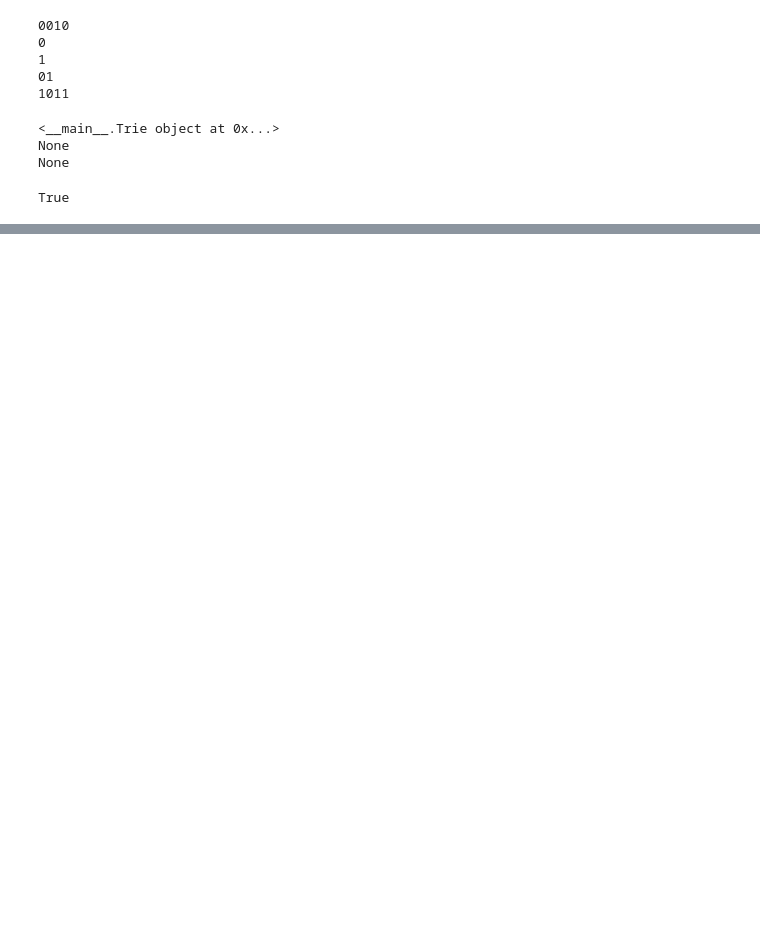
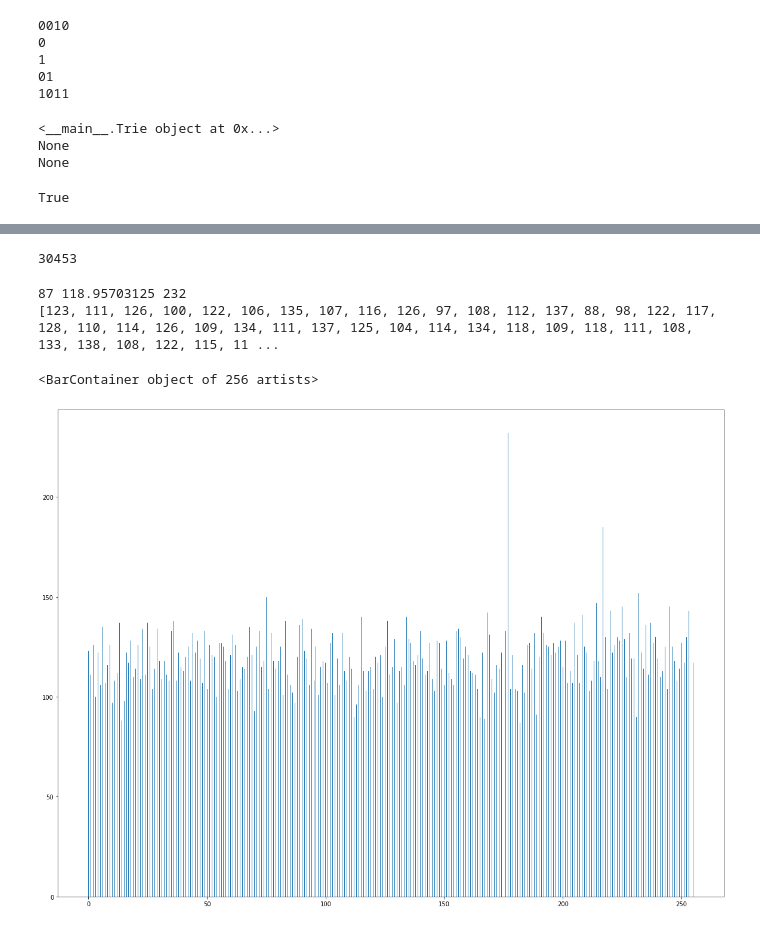
Before and after one commit to probe-lab/network-measurements, a Jupyter notebook: implementations/rfm19-routing-table-health/neighbors.ipynb, the cells around one changed output, grey strips where cells are left out. Drawn from its saved outputs; the diff is of its cells as text; code cells hidden in the pictures; blank space fills up the shorter version.

```diff
--- a/implementations/rfm19-routing-table-health/neighbors.ipynb
+++ b/implementations/rfm19-routing-table-health/neighbors.ipynb
@@ -700,0 +659,25 @@ Text(0.5, 1.0, 'CDF: how many peers do I know among the 20 closest to me')
+# %%
+levels=8
+density=[0]*2**levels
+# %%
+for i in range(2**levels):
+    path="{0:b}".format(i)
+    path='0'*(levels-len(path))+path
+    density[i]=t.find(path).size if t.find(path) is not None else 0
+# %%
+print(sum(density))
+# %% [output]
+30453
+# %%
+print(min(density),sum(density)/len(density),max(density))
+print(density)
+# %% [output]
+87 118.95703125 232
+[123, 111, 126, 100, 122, 106, 135, 107, 116, 126, 97, 108, 112, 137, 88, 98, 122, 117, 128, 110, 114, 126, 109, 134, 111, 137, 125, 104, 114, 134, 118, 109, 118, 111, 108, 133, 138, 108, 122, 115, 11 ...
+# %%
+fig = plt.figure(figsize=(20,15))
+
+plt.bar([x for x in range(len(density))], density, width=0.25)
+# %% [output]
+<BarContainer object of 256 artists>
+[figure, added]
```
Also changed, not shown: parts of 31 cells of this notebook.
